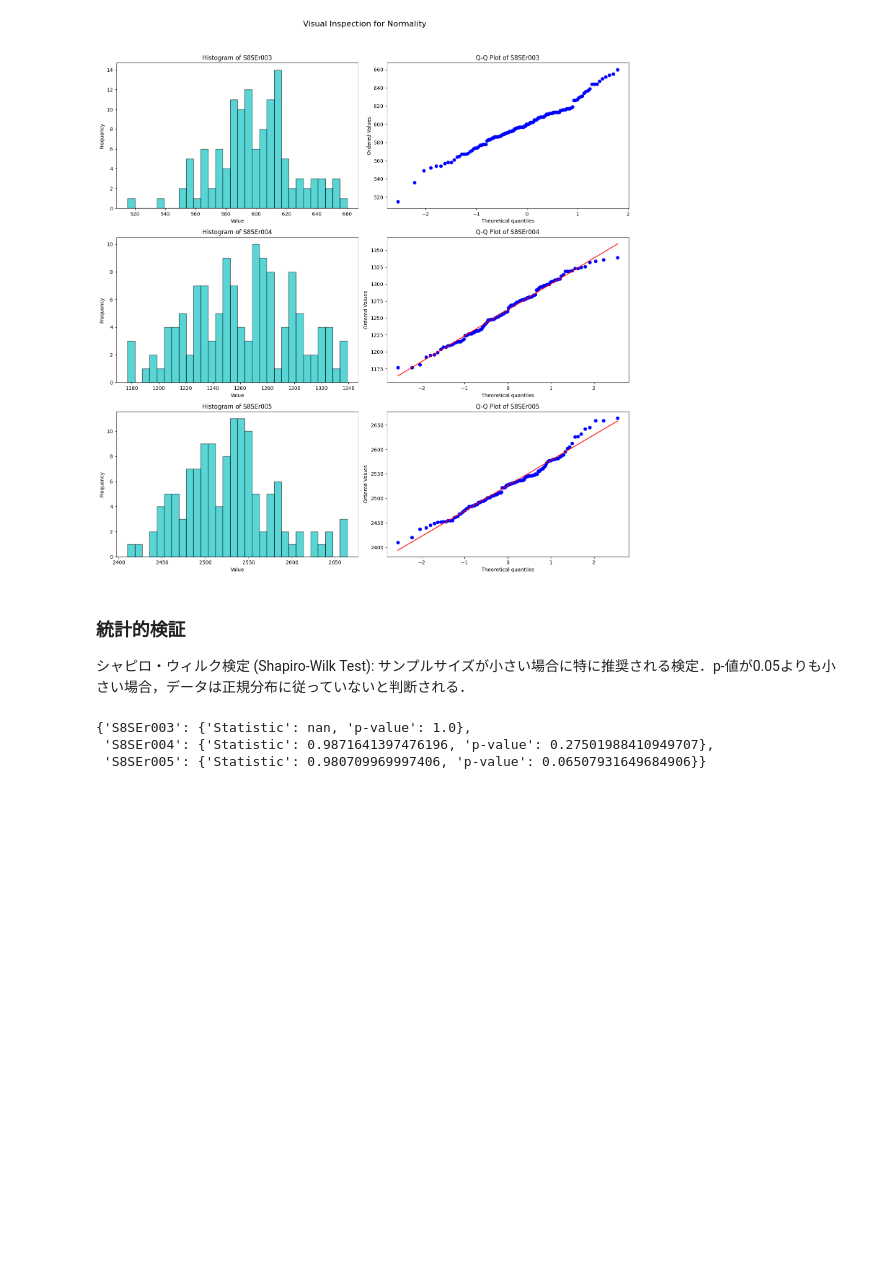
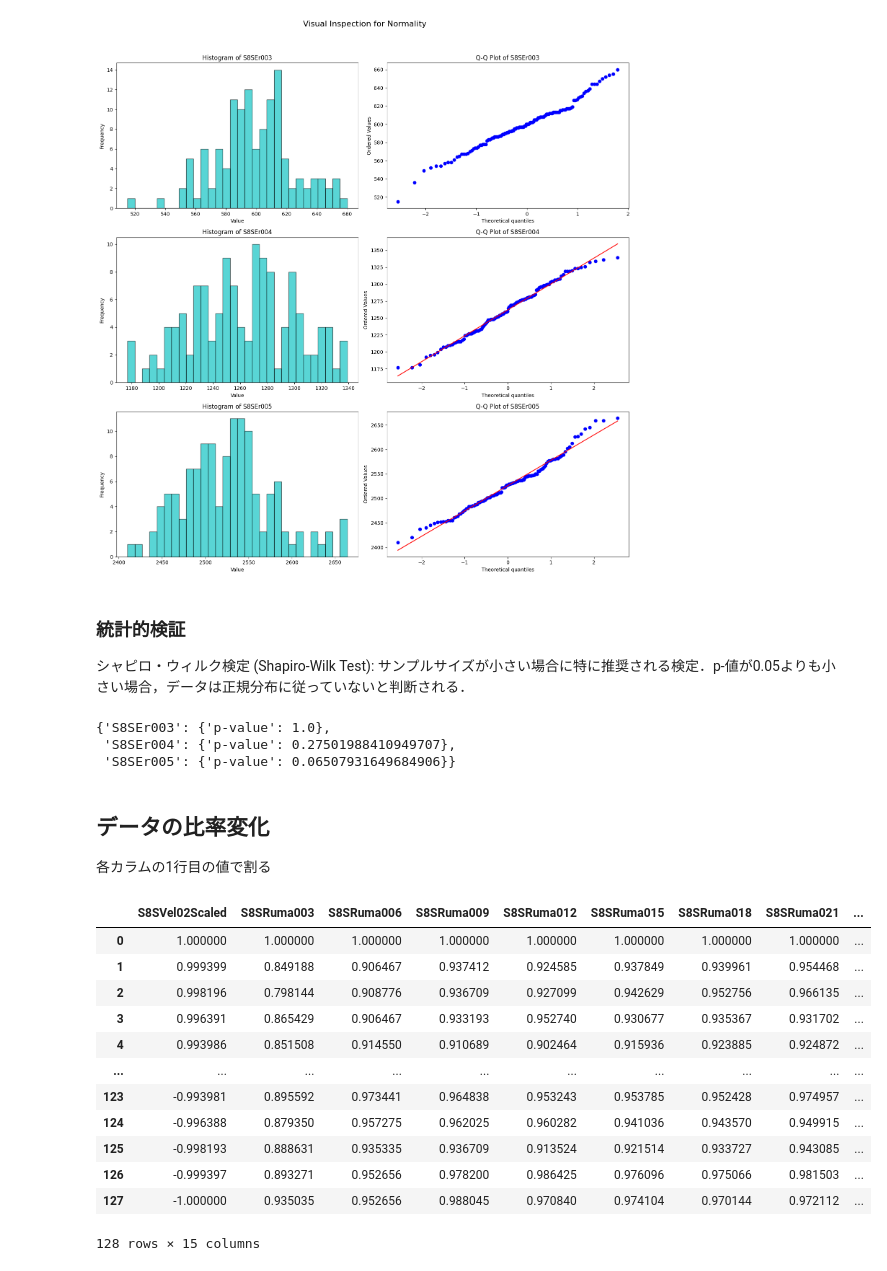
Before and after one commit to LABO-M/BANZAI, a Jupyter notebook: masuda/study7.ipynb, the cells around one changed output. Saved outputs shown, nothing was run; the diff lists cells and outputs as text; code cells hidden in the pictures; blank space fills up the shorter version.

```diff
--- a/masuda/study7.ipynb
+++ b/masuda/study7.ipynb
@@ -159,10 +161,59 @@ shapiro_results = {}
 for col in columns_noab:
     data = noab_data[col]
     shapiro_stat, shapiro_p = stats.shapiro(data)
-    shapiro_results[col] = {"Statistic": shapiro_stat, "p-value": shapiro_p}
+    shapiro_results[col] = {"p-value": shapiro_p}
 
 shapiro_results
 # %% [output]
-{'S8SEr003': {'Statistic': nan, 'p-value': 1.0},
- 'S8SEr004': {'Statistic': 0.9871641397476196, 'p-value': 0.27501988410949707},
- 'S8SEr005': {'Statistic': 0.980709969997406, 'p-value': 0.06507931649684906}}
+{'S8SEr003': {'p-value': 1.0},
+ 'S8SEr004': {'p-value': 0.27501988410949707},
+ 'S8SEr005': {'p-value': 0.06507931649684906}}
+# %% [markdown]
+## データの比率変化
+各カラムの1行目の値で割る
+# %%
+import pandas as pd
+
+data_path = '/home/taichi/Documents/BANZAI/masuda/'
+
+# AbExist.csvとNoAb.csvを読み込む
+abexist_data = pd.read_csv(data_path + 'AbExist.csv', delimiter=r'\t')
+noab_data = pd.read_csv(data_path + 'NoAb.csv', delimiter=r'\t')
+
+# 列名を修正
+abexist_data = abexist_data.rename(columns={'"S8SVel02Scaled': 'S8SVel02Scaled', 'S8SRuma030"': 'S8SRuma030'})
+
+# 余分なダブルクォーテーションを取り除く
+abexist_data["S8SVel02Scaled"] = abexist_data["S8SVel02Scaled"].str.replace('"', '').astype(float)
+abexist_data["S8SRuma030"] = abexist_data["S8SRuma030"].str.replace('"', '').astype(int)
+
+# 列名を修正
+noab_data = noab_data.rename(columns={'"S8SV02Scaled': 'S8SV02Scaled', 'S8SEr005"': 'S8SEr005'})
+
+# NoAb.csvのカラム名の修正
+noab_data = noab_data.rename(columns={'"S8SV02Scaled': 'S8SV02Scaled', 'S8SEr005"': 'S8SEr005'})
+noab_data["S8SV02Scaled"] = noab_data["S8SV02Scaled"].str.replace('"', '').astype(float)
+noab_data["S8SEr005"] = noab_data["S8SEr005"].str.replace('"', '').astype(int)
+
+# 2つのデータフレームを結合
+data = pd.concat([abexist_data, noab_data], axis=1)
+
+# 各カラムの値を、そのカラムの1行目の値で割る
+for col in data.columns:
+    data[col] = data[col] / data[col].iloc[0]
+
+data
+# %% [output]
+|  | S8SVel02Scaled | S8SRuma003 | S8SRuma006 | S8SRuma009 | S8SRuma012 | S8SRuma015 | S8SRuma018 | S8SRuma021 | ... |
+| 0 | 1.000000 | 1.000000 | 1.000000 | 1.000000 | 1.000000 | 1.000000 | 1.000000 | 1.000000 | ... |
+| 1 | 0.999399 | 0.849188 | 0.906467 | 0.937412 | 0.924585 | 0.937849 | 0.939961 | 0.954468 | ... |
+| 2 | 0.998196 | 0.798144 | 0.908776 | 0.936709 | 0.927099 | 0.942629 | 0.952756 | 0.966135 | ... |
+| 3 | 0.996391 | 0.865429 | 0.906467 | 0.933193 | 0.952740 | 0.930677 | 0.935367 | 0.931702 | ... |
+| 4 | 0.993986 | 0.851508 | 0.914550 | 0.910689 | 0.902464 | 0.915936 | 0.923885 | 0.924872 | ... |
+| ... | ... | ... | ... | ... | ... | ... | ... | ... | ... |
+| 123 | -0.993981 | 0.895592 | 0.973441 | 0.964838 | 0.953243 | 0.953785 | 0.952428 | 0.974957 | ... |
+| 124 | -0.996388 | 0.879350 | 0.957275 | 0.962025 | 0.960282 | 0.941036 | 0.943570 | 0.949915 | ... |
+| 125 | -0.998193 | 0.888631 | 0.935335 | 0.936709 | 0.913524 | 0.921514 | 0.933727 | 0.943085 | ... |
+| 126 | -0.999397 | 0.893271 | 0.952656 | 0.978200 | 0.986425 | 0.976096 | 0.975066 | 0.981503 | ... |
+| 127 | -1.000000 | 0.935035 | 0.952656 | 0.988045 | 0.970840 | 0.974104 | 0.970144 | 0.972112 | ... |
+128 rows × 15 columns
```
Also changed, not shown: parts of 6 cells of this notebook, 2 other files.
